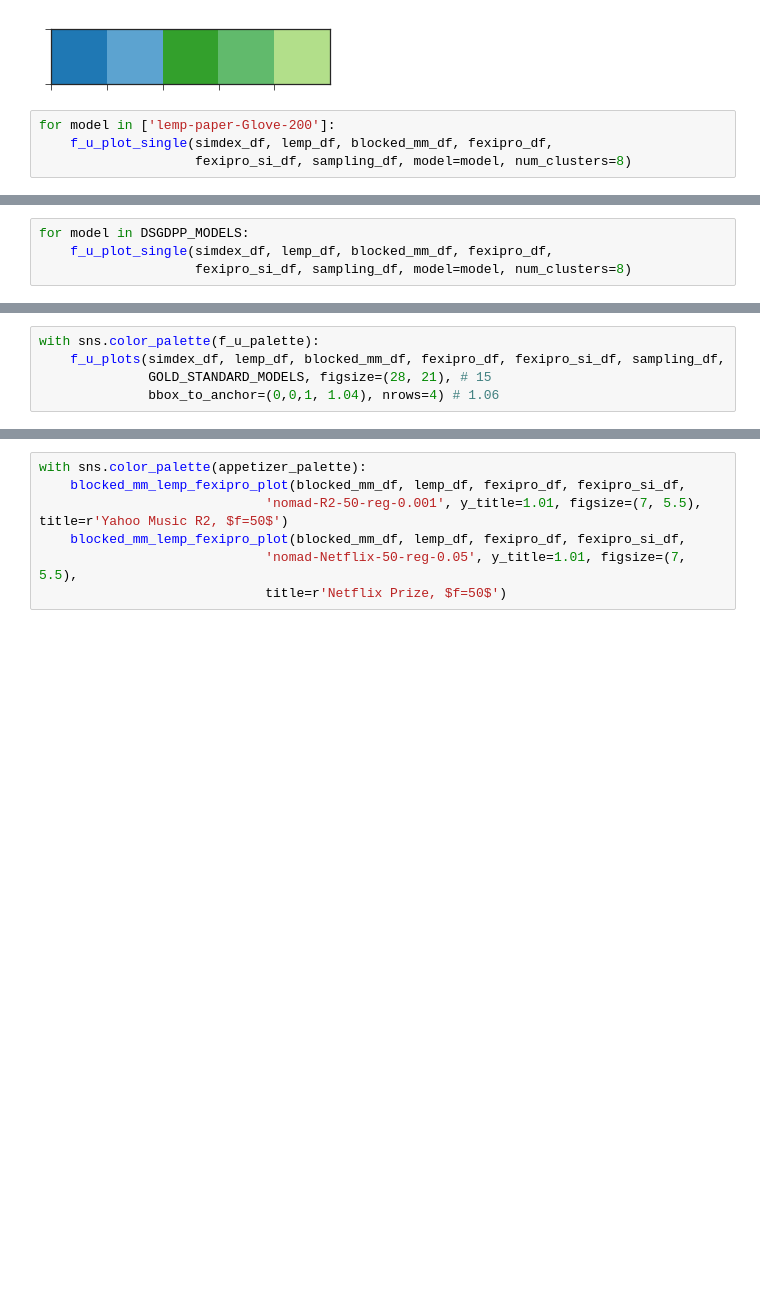
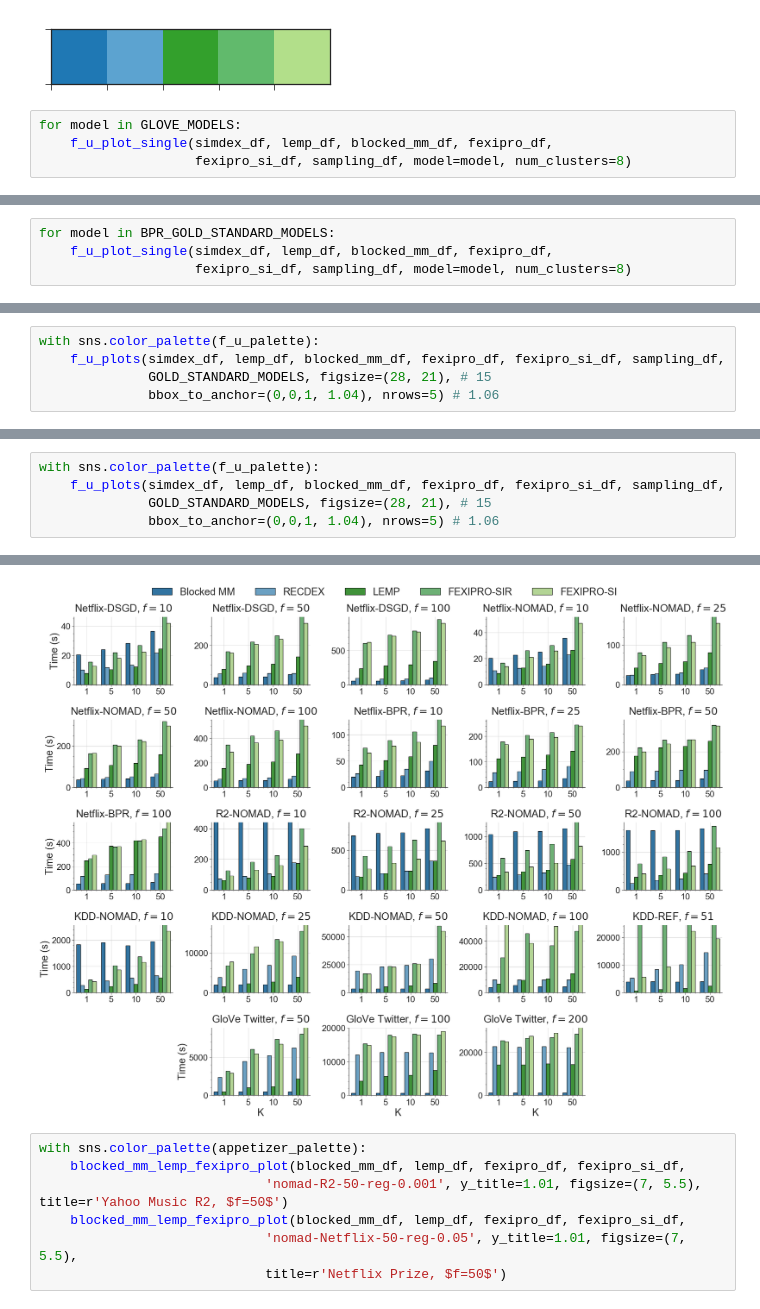
Before and after one commit to stanford-futuredata/optimus-maximus, a Jupyter notebook: plots/simdex-plots.ipynb, the cells around one changed output, grey strips where cells are left out. Saved outputs shown, nothing was run; the diff lists cells and outputs as text; blank space fills up the shorter version.

Commit message:
Added BPR and GloVe models to plotting code, index construction plot

```diff
--- a/plots/simdex-plots.ipynb
+++ b/plots/simdex-plots.ipynb
@@ -134,6 +136,6 @@ RMSE plots
 [figure]
 [figure]
 # %%
-for model in ['lemp-paper-Glove-200']:
+for model in GLOVE_MODELS:
     f_u_plot_single(simdex_df, lemp_df, blocked_mm_df, fexipro_df,
                     fexipro_si_df, sampling_df, model=model, num_clusters=8)
@@ -159,4 +142,4 @@ Try using .loc[row_indexer,col_indexer] = value instead
 # %%
-for model in DSGDPP_MODELS:
+for model in BPR_GOLD_STANDARD_MODELS:
     f_u_plot_single(simdex_df, lemp_df, blocked_mm_df, fexipro_df,
                     fexipro_si_df, sampling_df, model=model, num_clusters=8)
@@ -186,4 +147,4 @@ Try using .loc[row_indexer,col_indexer] = value instead
 with sns.color_palette(f_u_palette):
     f_u_plots(simdex_df, lemp_df, blocked_mm_df, fexipro_df, fexipro_si_df, sampling_df,
               GOLD_STANDARD_MODELS, figsize=(28, 21), # 15
-              bbox_to_anchor=(0,0,1, 1.04), nrows=4) # 1.06
+              bbox_to_anchor=(0,0,1, 1.04), nrows=5) # 1.06
@@ -228,0 +151,6 @@ Max percent overhead: 4.56285708999e-05
+# %%
+with sns.color_palette(f_u_palette):
+    f_u_plots(simdex_df, lemp_df, blocked_mm_df, fexipro_df, fexipro_si_df, sampling_df,
+              GOLD_STANDARD_MODELS, figsize=(28, 21), # 15
+              bbox_to_anchor=(0,0,1, 1.04), nrows=5) # 1.06
+# %% [output]
@@ -229,3 +174,4 @@ Max percent overhead: 4.56285708999e-05
+[figure, added]
 # %%
 with sns.color_palette(appetizer_palette):
     blocked_mm_lemp_fexipro_plot(blocked_mm_df, lemp_df, fexipro_df, fexipro_si_df,
```
Also changed, not shown: parts of 10 cells of this notebook, 3 other files.
